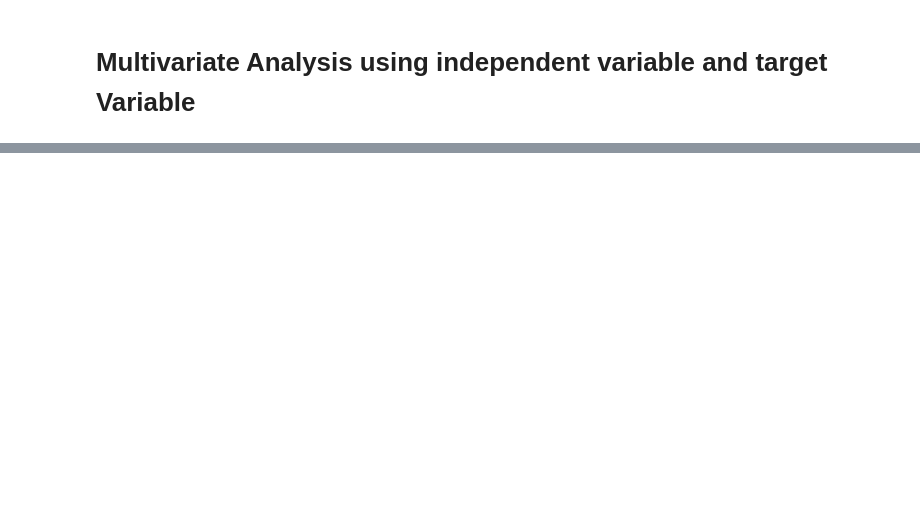
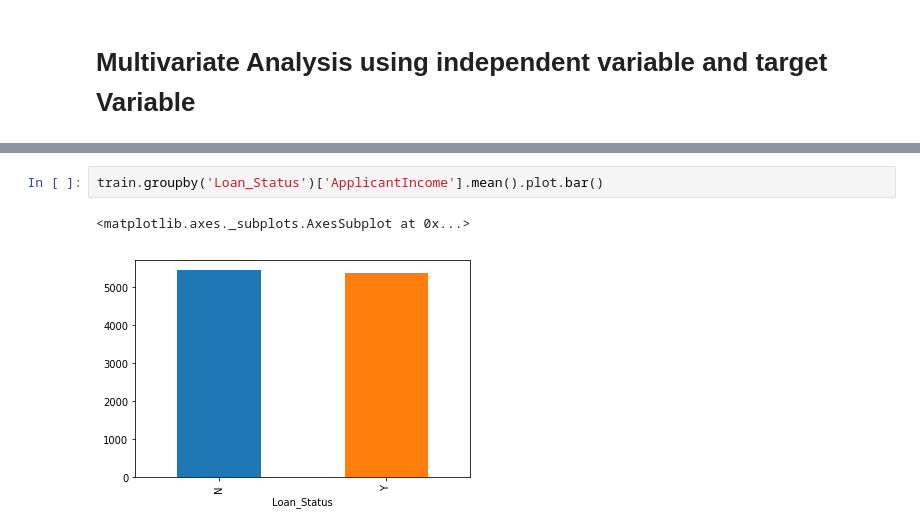
Before and after one commit to kailashdragon/Analysis_Project, a Jupyter notebook: Loan_Prediction_Model.ipynb, the cells around one changed output, grey strips where cells are left out. Saved outputs shown, nothing was run; the diff lists cells and outputs as text; blank space fills up the shorter version.

```diff
--- a/Loan_Prediction_Model.ipynb
+++ b/Loan_Prediction_Model.ipynb
@@ -125,0 +121,5 @@ train.corr()
+# %%
+train.groupby('Loan_Status')['ApplicantIncome'].mean().plot.bar()
+# %% [output]
+<matplotlib.axes._subplots.AxesSubplot at 0x...>
+[figure, added]
```
Also changed, not shown: parts of 35 cells of this notebook, 2 other files.
